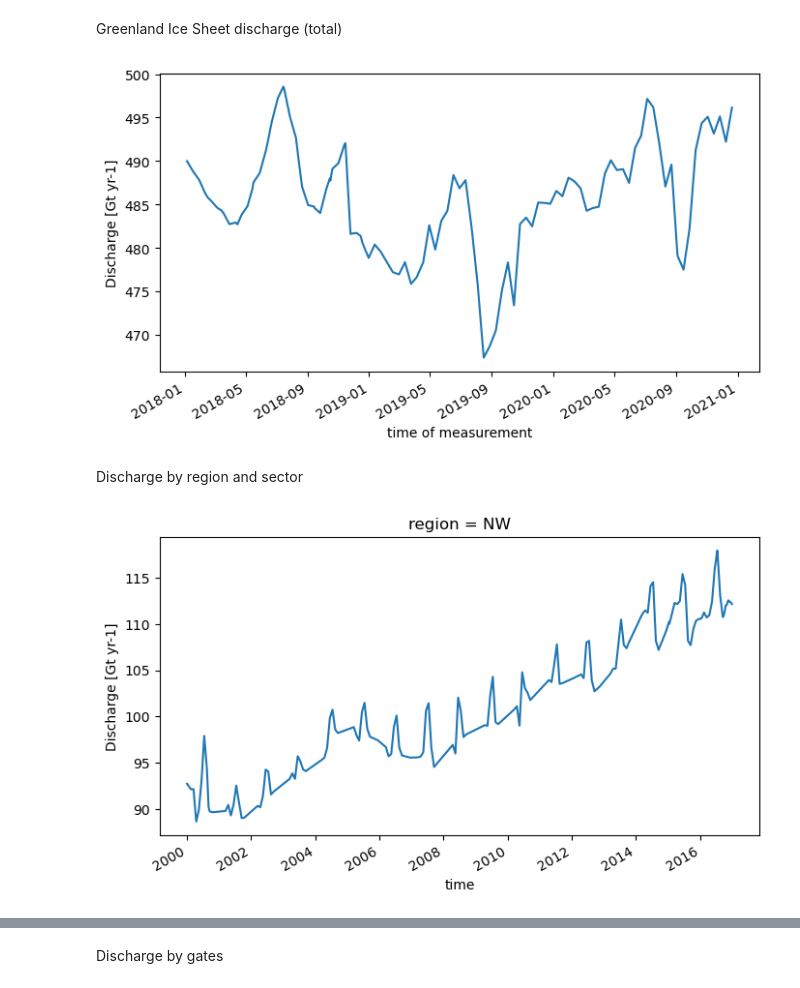
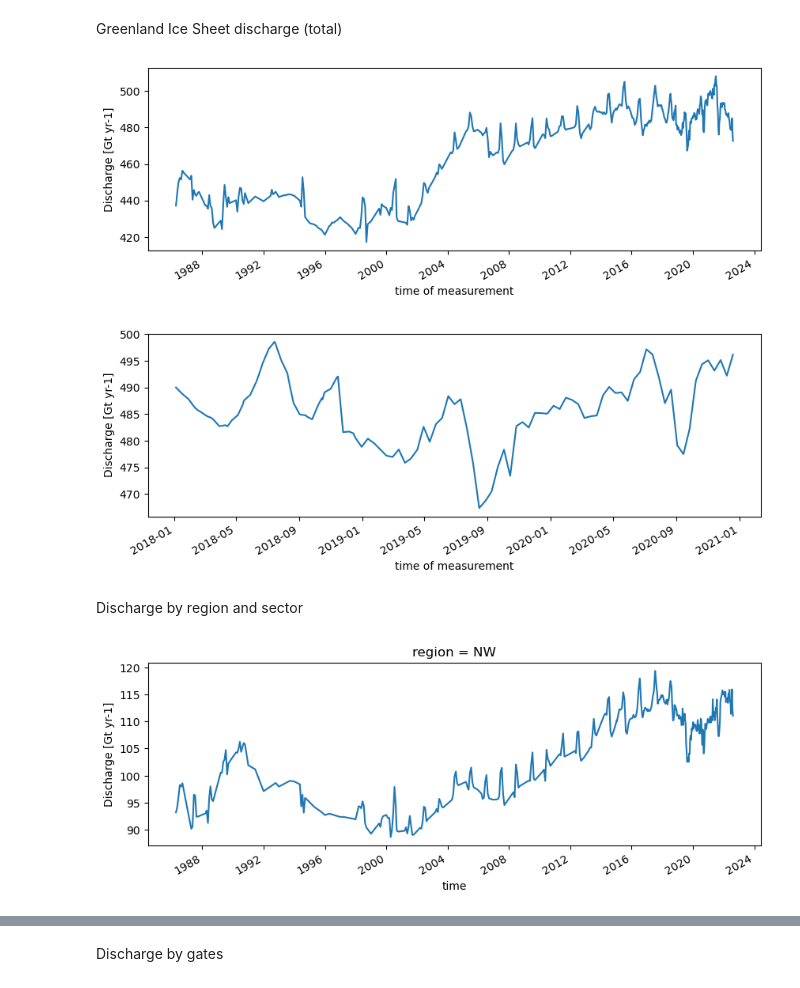
Before and after one commit to mjzahn/glacier_discharge, a Jupyter notebook: solid_ice_discharge.ipynb, the cells around one changed output, grey strips where cells are left out. Drawn from its saved outputs; the diff is of its cells as text; code cells hidden in the pictures.

Commit message:
plot solid ice discharge

```diff
--- a/solid_ice_discharge.ipynb
+++ b/solid_ice_discharge.ipynb
@@ -14,9 +14,13 @@ Greenland Ice Sheet discharge (total)
 # %%
 GIS_discharge_ds = xr.open_dataset(solid_ice_discharge_dir + 'GIS.nc')
 # %%
-GIS_discharge_ds.discharge.sel(time=slice('2018','2020')).plot();
+GIS_discharge_ds.discharge.plot(figsize=[10,3]);
 # %% [output]
-[figure, old version]
+[figure, new version]
+# %%
+GIS_discharge_ds.discharge.sel(time=slice('2018','2020')).plot(figsize=[10,3]);
+# %% [output]
+[figure, added]
 # %% [markdown]
 Discharge by region and sector
 # %%
@@ -24,6 +28,6 @@ region_discharge_ds = xr.open_dataset(solid_ice_discharge_dir + 'region.nc')
 # %%
 # sector_discharge_ds = xr.open_dataset(solid_ice_discharge_dir + 'sector.nc')
 # %%
-region_discharge_ds.sel(region='NW').sel(time=slice('2000','2016')).discharge.plot();
+region_discharge_ds.sel(region='NW').discharge.plot(figsize=[10,3]);
 # %% [output]
-[figure, old version]
+[figure, new version]
```
Also changed, not shown: parts of 5 cells of this notebook, 1 other file.
